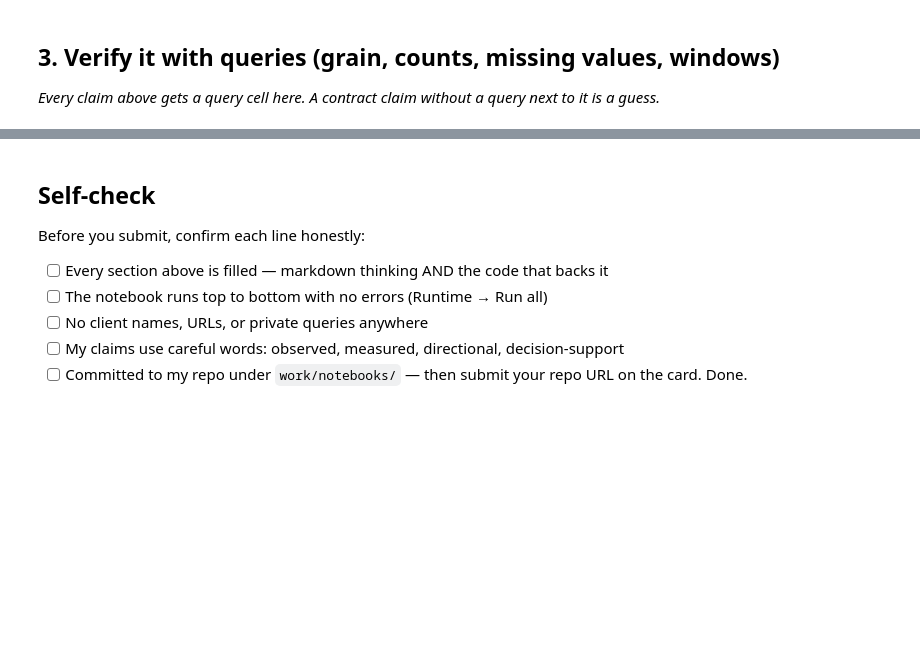
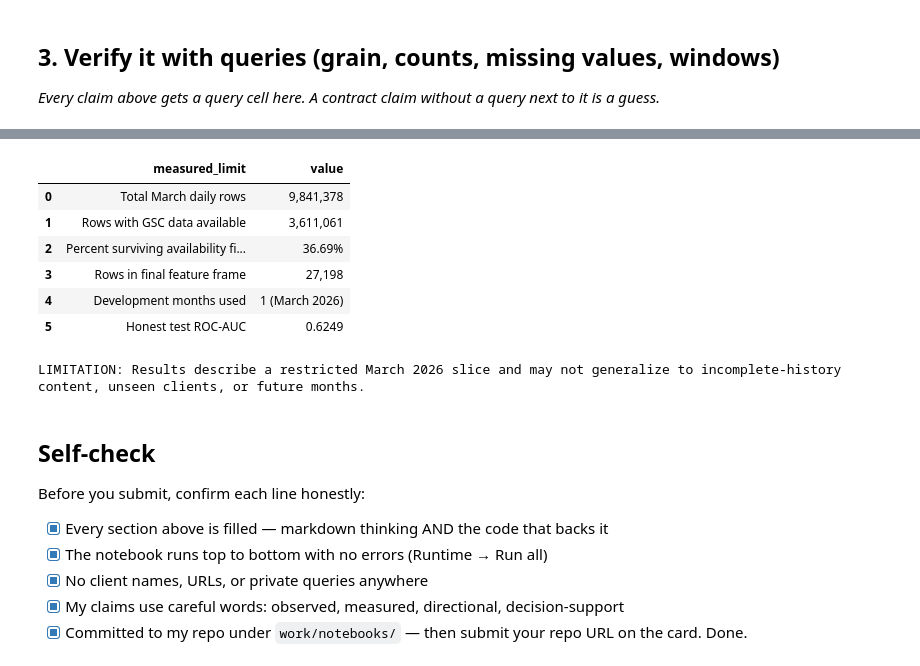
Before and after one commit to shaestasaleem/flyrank-machine-learning-internship, a Jupyter notebook: work/notebooks/w03_data_contract.ipynb, the cells around one changed output, grey strips where cells are left out. Drawn from its saved outputs; the diff is of its cells as text; code cells hidden in the pictures; blank space fills up the shorter version.

Commit message:
Complete ML-04 search intelligence data contract

```diff
--- a/work/notebooks/w03_data_contract.ipynb
+++ b/work/notebooks/w03_data_contract.ipynb
@@ -37,10 +819,65 @@ This skeleton is yours to fill. Work the sections **in order** — each one has
+# %%
+# This cell is for CODE (numbers, a query, a check).
+# Write your text answer in the cell ABOVE this one — typing sentences here breaks Run All.
+# Summarize measured limitations using results already created above.
+# No additional verification query is performed here.
+
+march_total_rows = int(
+    availability_check.loc[0, "total_rows"]
+)
+
+march_available_rows = int(
+    availability_check.loc[0, "rows_after_gsc_is_true"]
+)
+
+availability_percent = float(
+    availability_check.loc[0, "percent_surviving_availability"]
+)
+
+limitation_summary = pd.DataFrame(
+    {
+        "measured_limit": [
+            "Total March daily rows",
+            "Rows with GSC data available",
+            "Percent surviving availability filter",
+            "Rows in final feature frame",
+            "Development months used",
+            "Honest test ROC-AUC",
+        ],
+        "value": [
+            f"{march_total_rows:,}",
+            f"{march_available_rows:,}",
+            f"{availability_percent:.2f}%",
+            f"{len(feature_frame):,}",
+            "1 (March 2026)",
+            f"{final_honest_auc:.4f}",
+        ],
+    }
+)
+
+display(limitation_summary)
+
+print(
+    "LIMITATION: Results describe a restricted March 2026 slice "
+    "and may not generalize to incomplete-history content, "
+    "unseen clients, or future months."
+)
+# %% [output]
+|  | measured_limit | value |
+| 0 | Total March daily rows | 9,841,378 |
+| 1 | Rows with GSC data available | 3,611,061 |
+| 2 | Percent surviving availability fi... | 36.69% |
+| 3 | Rows in final feature frame | 27,198 |
+| 4 | Development months used | 1 (March 2026) |
+| 5 | Honest test ROC-AUC | 0.6249 |
+LIMITATION: Results describe a restricted March 2026 slice and may not generalize to incomplete-history content, unseen clients, or future months.
 # %% [markdown]
 ## Self-check
 
 Before you submit, confirm each line honestly:
 
-- [ ] Every section above is filled — markdown thinking AND the code that backs it
-- [ ] The notebook runs top to bottom with no errors (Runtime → Run all)
-- [ ] No client names, URLs, or private queries anywhere
-- [ ] My claims use careful words: observed, measured, directional, decision-support
-- [ ] Committed to my repo under `work/notebooks/` — then submit your repo URL on the card. Done.
+- [x] Every section above is filled — markdown thinking AND the code that backs it
+- [x] The notebook runs top to bottom with no errors (Runtime → Run all)
+- [x] No client names, URLs, or private queries anywhere
+- [x] My claims use careful words: observed, measured, directional, decision-support
+- [x] Committed to my repo under `work/notebooks/` — then submit your repo URL on the card. Done.
```
Also changed, not shown: parts of 20 cells of this notebook.
